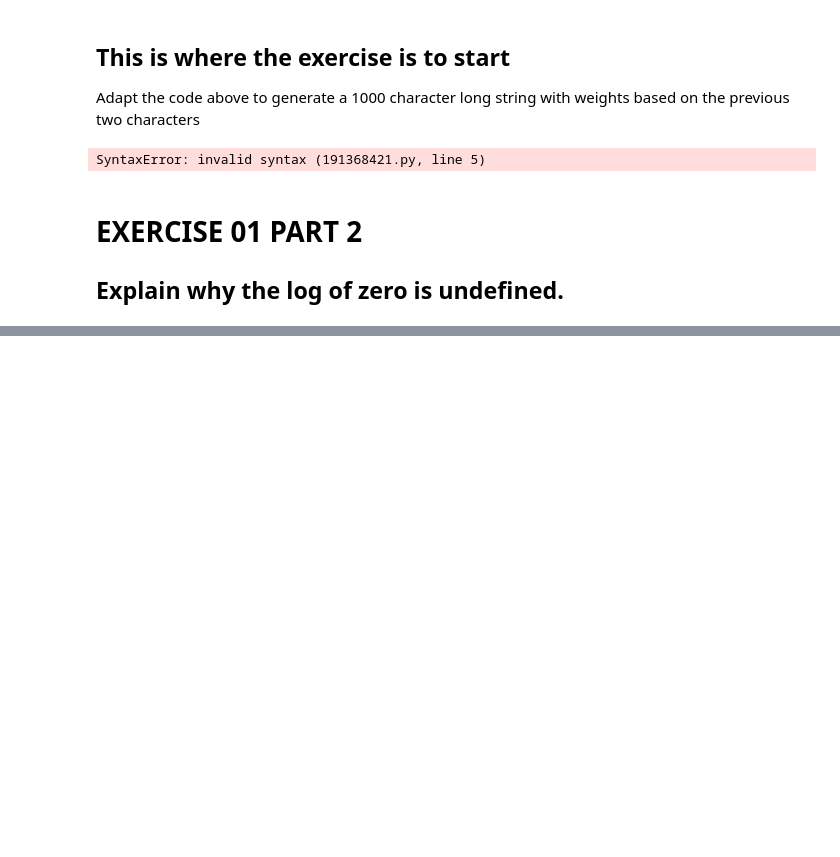
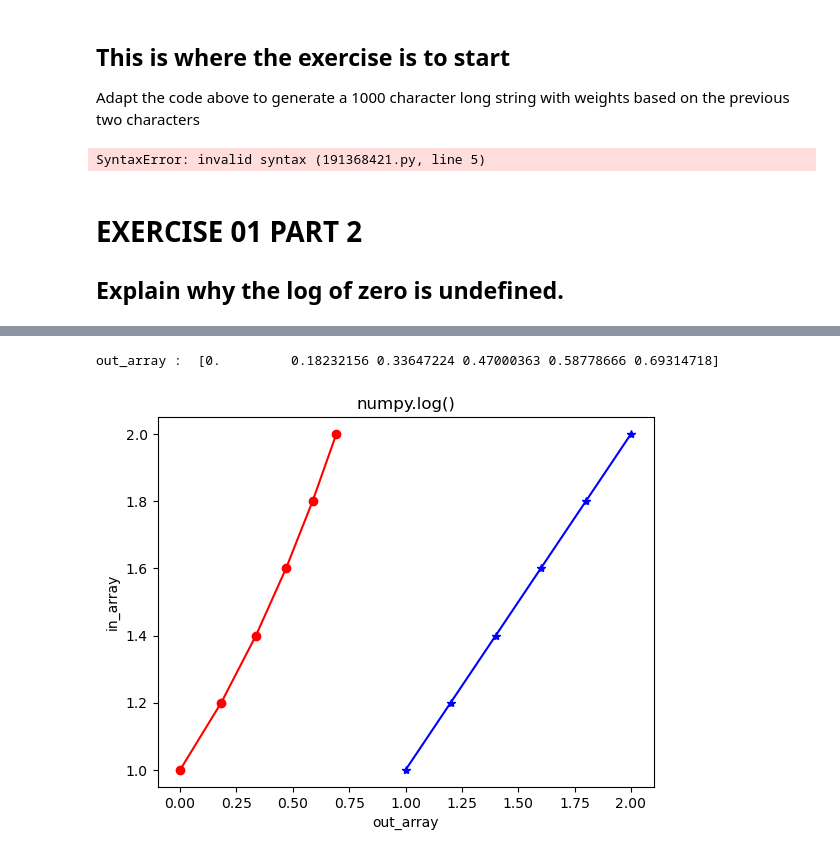
Before and after one commit to BridK02/fundata-assessment, a Jupyter notebook: Practicals/01-Information-exercises.ipynb, the cells around one changed output, grey strips where cells are left out. Saved outputs shown, nothing was run; the diff lists cells and outputs as text; code cells hidden in the pictures; blank space fills up the shorter version.

```diff
--- a/Practicals/01-Information-exercises.ipynb
+++ b/Practicals/01-Information-exercises.ipynb
@@ -187,0 +242,20 @@ SyntaxError: invalid syntax (191368421.py, line 5)
+# %%
+in_array = [1, 1.2, 1.4, 1.6, 1.8, 2]
+out_array = np.log(in_array)
+
+print ("out_array : ", out_array)
+
+plt.plot(in_array, in_array,
+         color = 'blue', marker = "*")
+
+# red for numpy.log()
+plt.plot(out_array, in_array,
+         color = 'red', marker = "o")
+
+plt.title("numpy.log()")
+plt.xlabel("out_array")
+plt.ylabel("in_array")
+plt.show()
+# %% [output]
+out_array :  [0.         0.18232156 0.33647224 0.47000363 0.58778666 0.69314718]
+[figure, added]
```
Also changed, not shown: parts of 4 cells of this notebook, 1 other file.
